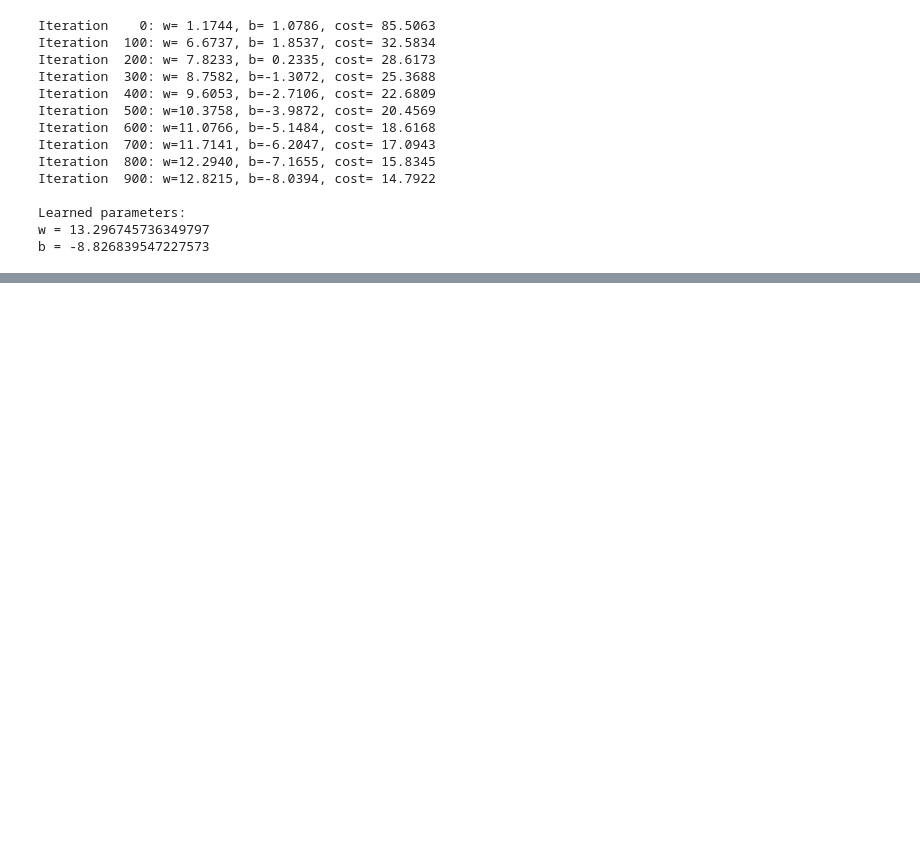
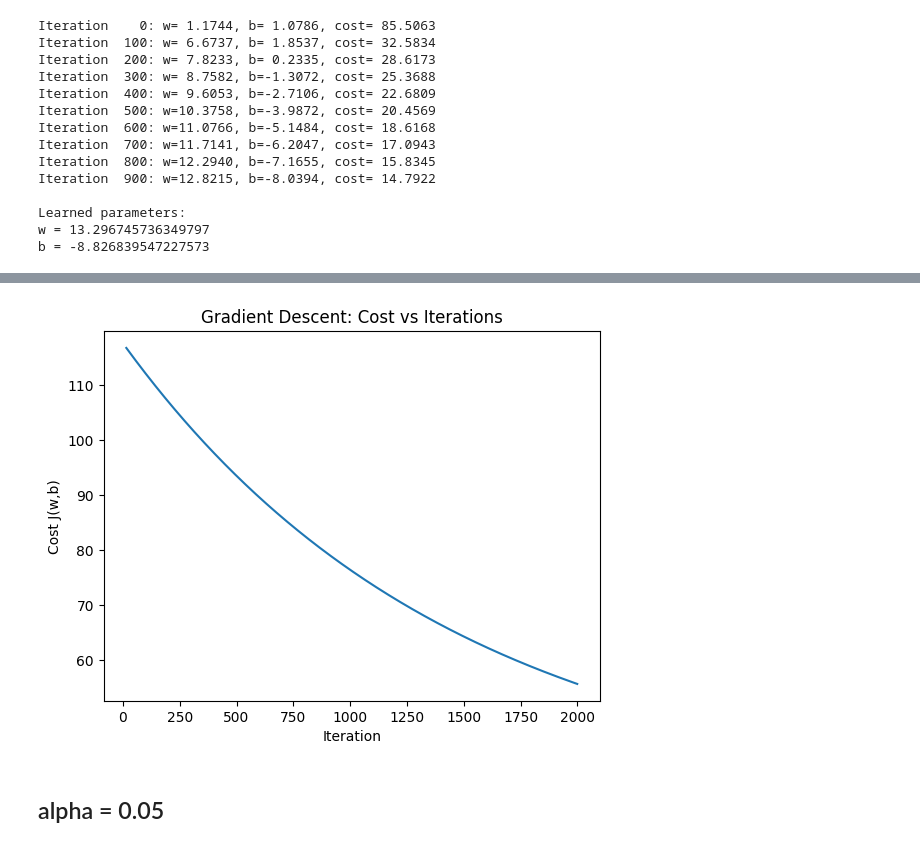
Before and after one commit to andrescalderonr/Stellar-luminosity-Andres-Calderon, a Jupyter notebook: 01_part1_linreg_1feature.ipynb, the cells around one changed output, grey strips where cells are left out. Saved outputs shown, nothing was run; the diff lists cells and outputs as text; code cells hidden in the pictures; blank space fills up the shorter version.

```diff
--- a/01_part1_linreg_1feature.ipynb
+++ b/01_part1_linreg_1feature.ipynb
@@ -165,0 +267,29 @@ b = -8.826839547227573
+# %%
+def gradient_descent_vectorized(M, L, w_init, b_init, alpha, num_iterations):
+    w = w_init
+    b = b_init
+    history_00001 = []
+
+    for i in range(num_iterations):
+        dj_dw, dj_db = compute_gradients(M, L, w, b)
+        w = w - alpha * dj_dw
+        b = b - alpha * dj_db
+
+        cost = compute_cost(M, L, w, b)
+        history_00001.append((i, cost))
+
+        if i % max(1, (num_iterations // 10)) == 0:
+            print(f"Iteration {i:4d}: w={w:7.4f}, b={b:7.4f}, cost={cost:8.4f}")
+
+    return w, b, history_00001
+
+alpha = 0.0001
+num_iterations = 2000
+
+w_init = 0.0
+b_init = 0.0
+
+w_learned_00001, b_learned_00001, history_00001 = gradient_descent_vectorized(M, L, w_init, b_init, alpha, num_iterations)
+print("\nLearned parameters:")
+print("w =", w_learned)
+print("b =", b_learned)
@@ -165,0 +311,15 @@ b = -8.826839547227573
+# %%
+
+iterations = [it for it, c in history_00001]
+costs = [c for it, c in history_00001]
+
+plt.figure()
+plt.plot(iterations[15:], costs[15:])  # skip the first points
+plt.xlabel("Iteration")
+plt.ylabel("Cost J(w,b)")
+plt.title("Gradient Descent: Cost vs Iterations")
+plt.show()
+# %% [output]
+[figure, added]
+# %% [markdown]
+## alpha = 0.05
```
Also changed, not shown: parts of 24 cells of this notebook.
